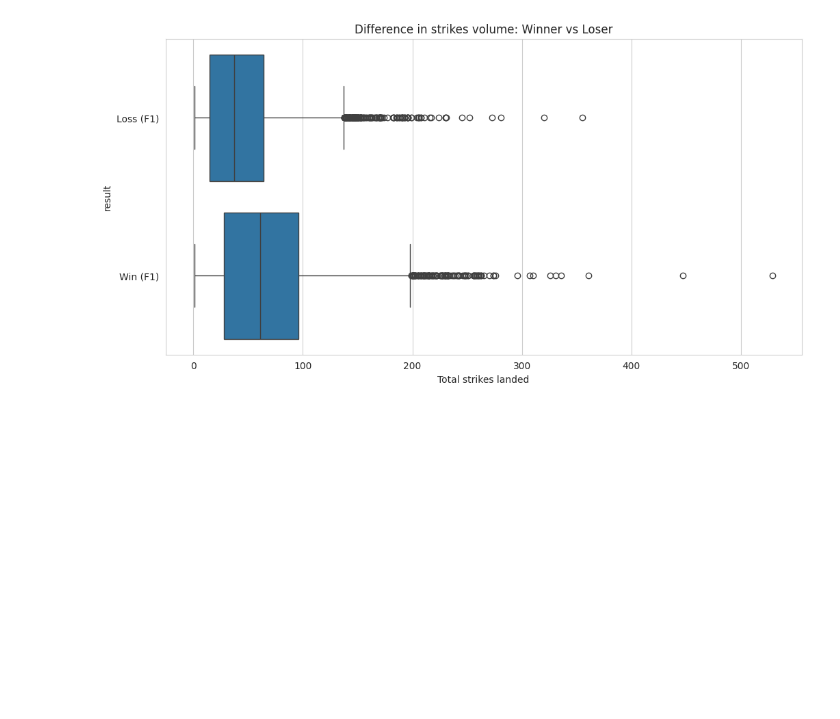
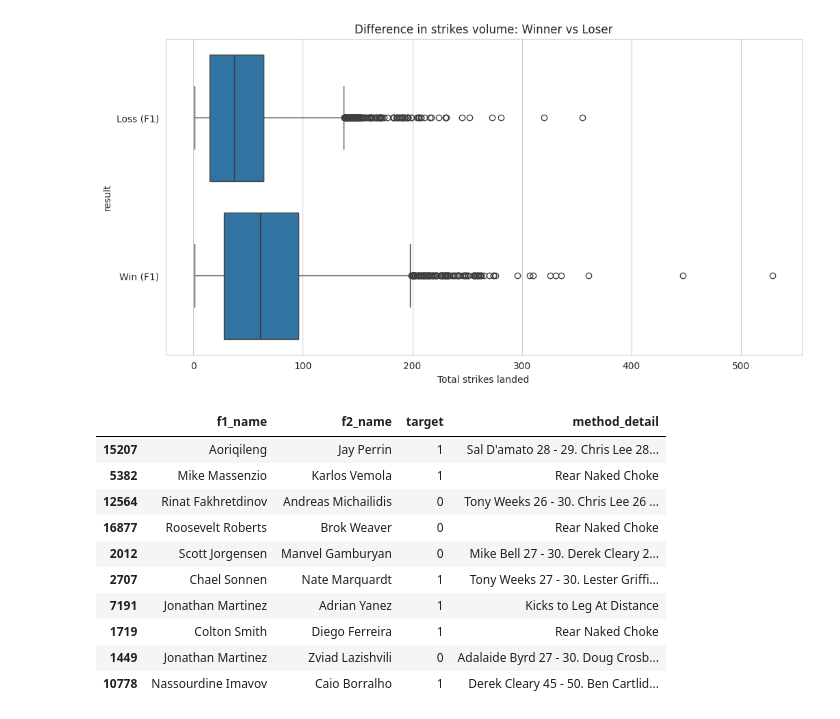
Before and after one commit to babisque/ufc-ml-predictor, a Jupyter notebook: notebooks/01_exploratory_analysis.ipynb, the cells around one changed output. Saved outputs shown, nothing was run; the diff lists cells and outputs as text; code cells hidden in the pictures; blank space fills up the shorter version.

```diff
--- a/notebooks/01_exploratory_analysis.ipynb
+++ b/notebooks/01_exploratory_analysis.ipynb
@@ -97,3 +97,18 @@ plt.xlabel('Total strikes landed')
 plt.show()
 # %% [output]
 [figure]
+# %%
+discovery_columns = ['f1_name', 'f2_name', 'target', 'method_detail']
+display(df[discovery_columns].sample(10))
+# %% [output]
+|  | f1_name | f2_name | target | method_detail |
+| 15207 | Aoriqileng | Jay Perrin | 1 | Sal D'amato 28 - 29. Chris Lee 28... |
+| 5382 | Mike Massenzio | Karlos Vemola | 1 | Rear Naked Choke |
+| 12564 | Rinat Fakhretdinov | Andreas Michailidis | 0 | Tony Weeks 26 - 30. Chris Lee 26 ... |
+| 16877 | Roosevelt Roberts | Brok Weaver | 0 | Rear Naked Choke |
+| 2012 | Scott Jorgensen | Manvel Gamburyan | 0 | Mike Bell 27 - 30. Derek Cleary 2... |
+| 2707 | Chael Sonnen | Nate Marquardt | 1 | Tony Weeks 27 - 30. Lester Griffi... |
+| 7191 | Jonathan Martinez | Adrian Yanez | 1 | Kicks to Leg At Distance |
+| 1719 | Colton Smith | Diego Ferreira | 1 | Rear Naked Choke |
+| 1449 | Jonathan Martinez | Zviad Lazishvili | 0 | Adalaide Byrd 27 - 30. Doug Crosb... |
+| 10778 | Nassourdine Imavov | Caio Borralho | 1 | Derek Cleary 45 - 50. Ben Cartlid... |
```
Also changed, not shown: parts of 3 cells of this notebook.
